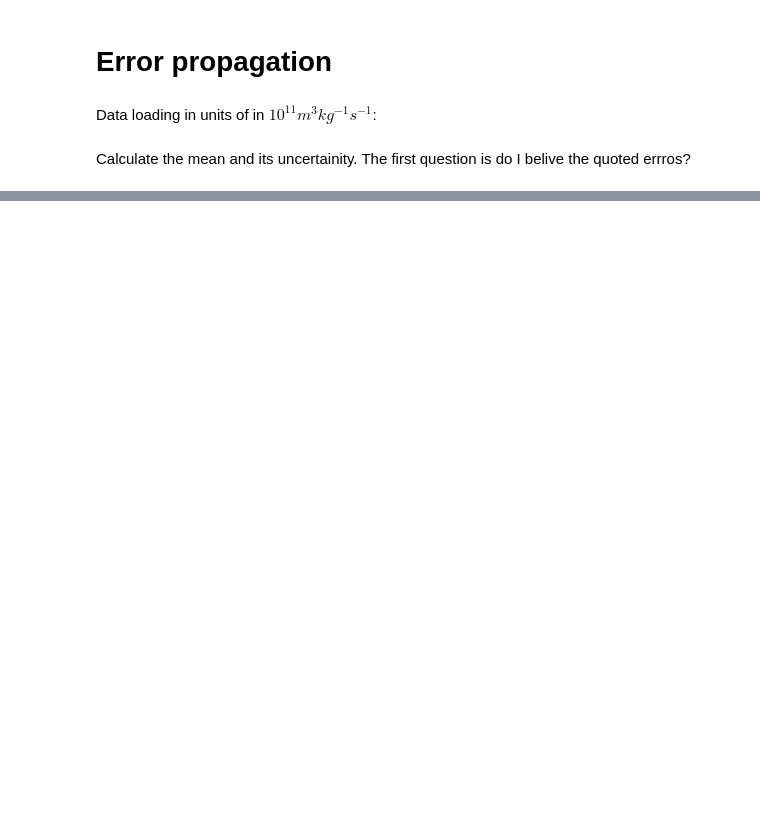
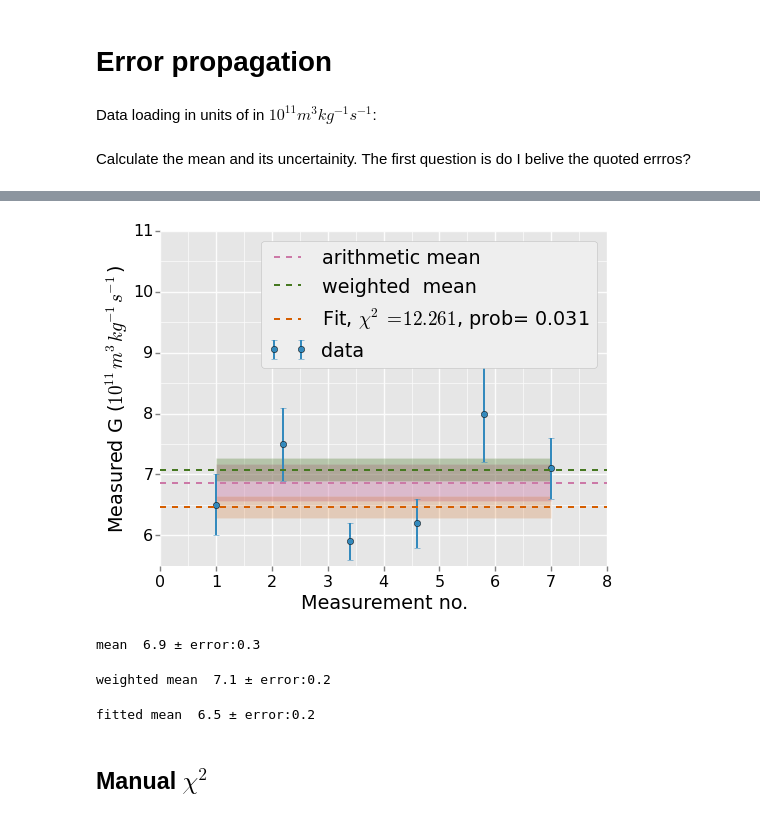
Before and after one commit to giulioungaretti/stats2013, a Jupyter notebook: ProblemSet/2.1.ipynb, the cells around one changed output, grey strips where cells are left out. Saved outputs shown, nothing was run; the diff lists cells and outputs as text; code cells hidden in the pictures; blank space fills up the shorter version.

```diff
--- a/ProblemSet/2.1.ipynb
+++ b/ProblemSet/2.1.ipynb
@@ -27,0 +73,17 @@ sqrt(1/(sum(1/(dg **2 ))))
+# %%
+ax.legend(loc=0)
+fig
+# %% [output]
+[figure, added]
+# %%
+print 'mean  %.1f ± error:%.1f '%(normal_mean, normal_mean_error )
+# %% [output]
+mean  6.9 ± error:0.3
+# %%
+print 'weighted mean  %.1f ± error:%.1f '%(w_mean, w_mean_error )
+# %% [output]
+weighted mean  7.1 ± error:0.2
+# %%
+print 'fitted mean  %.1f ± error:%.1f '%(mean_X2, error_mean_X2 )
+# %% [output]
+fitted mean  6.5 ± error:0.2
@@ -27,0 +92,2 @@ sqrt(1/(sum(1/(dg **2 ))))
+# %% [markdown]
+## Manual $\chi^ 2$
```
Also changed, not shown: parts of 19 cells of this notebook, 3 other files.
